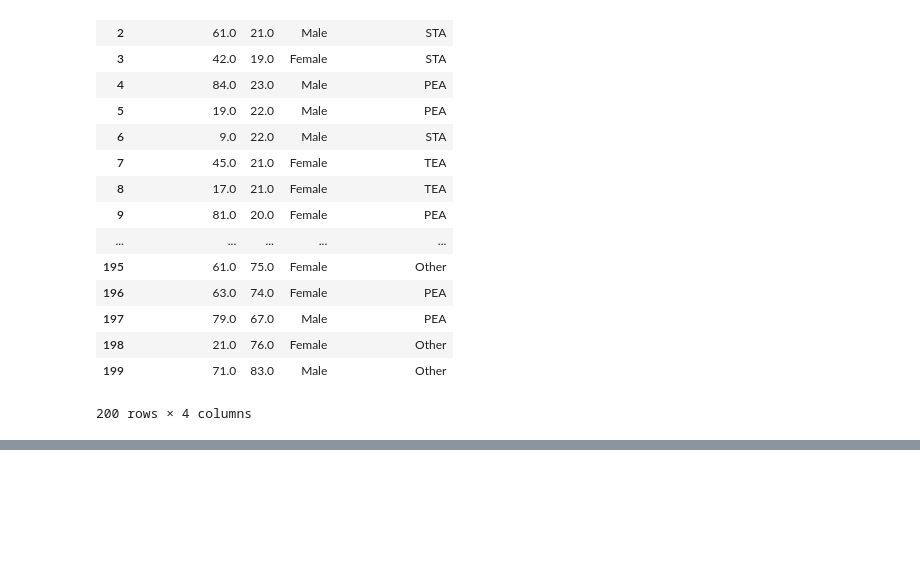
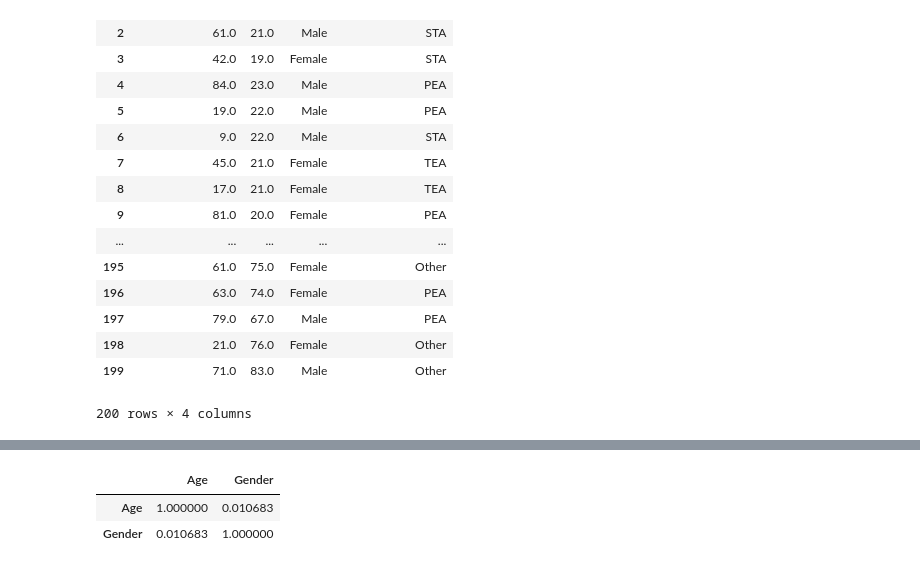
Before and after one commit to MarianneLawless/Programming-DA-Project, a Jupyter notebook: Programming for Data Analysis Project 2018.ipynb, the cells around one changed output, grey strips where cells are left out. Cells and saved outputs as stored; diff of their text form; code cells hidden in the pictures; blank space fills up the shorter version.

```diff
--- a/Programming for Data Analysis Project 2018.ipynb
+++ b/Programming for Data Analysis Project 2018.ipynb
@@ -523,0 +642,6 @@ df
+# %%
+df[['Age', 'Gender']].corr()
+# %% [output]
+|  | Age | Gender |
+| Age | 1.000000 | 0.010683 |
+| Gender | 0.010683 | 1.000000 |
```
Also changed, not shown: parts of 33 cells of this notebook.
